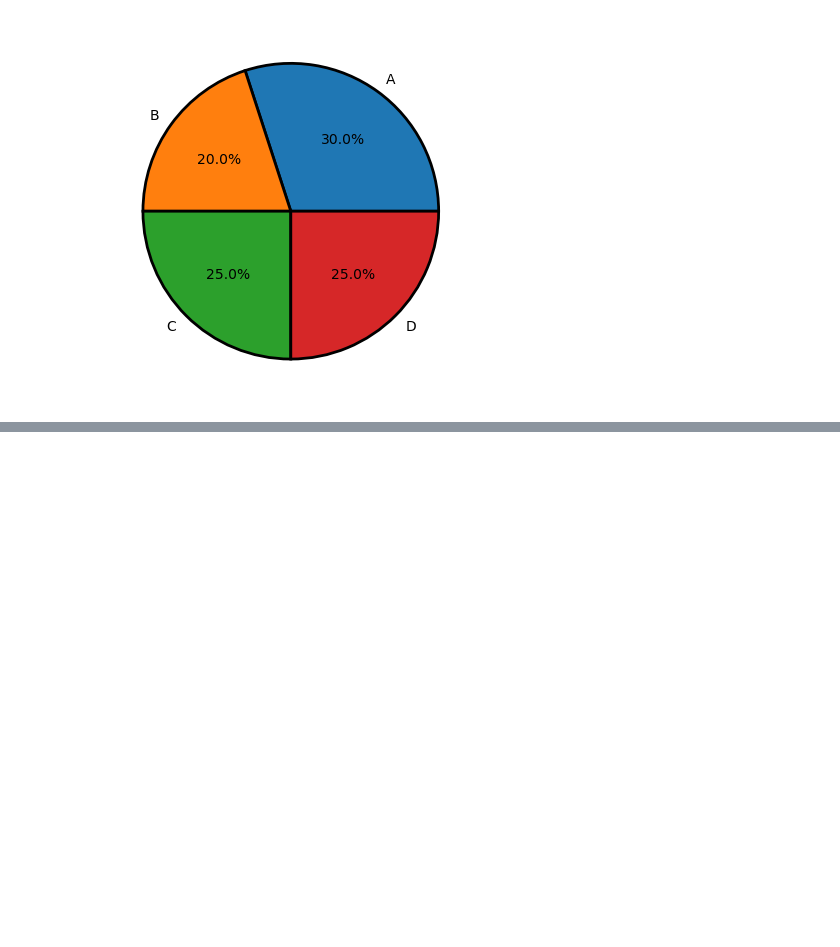
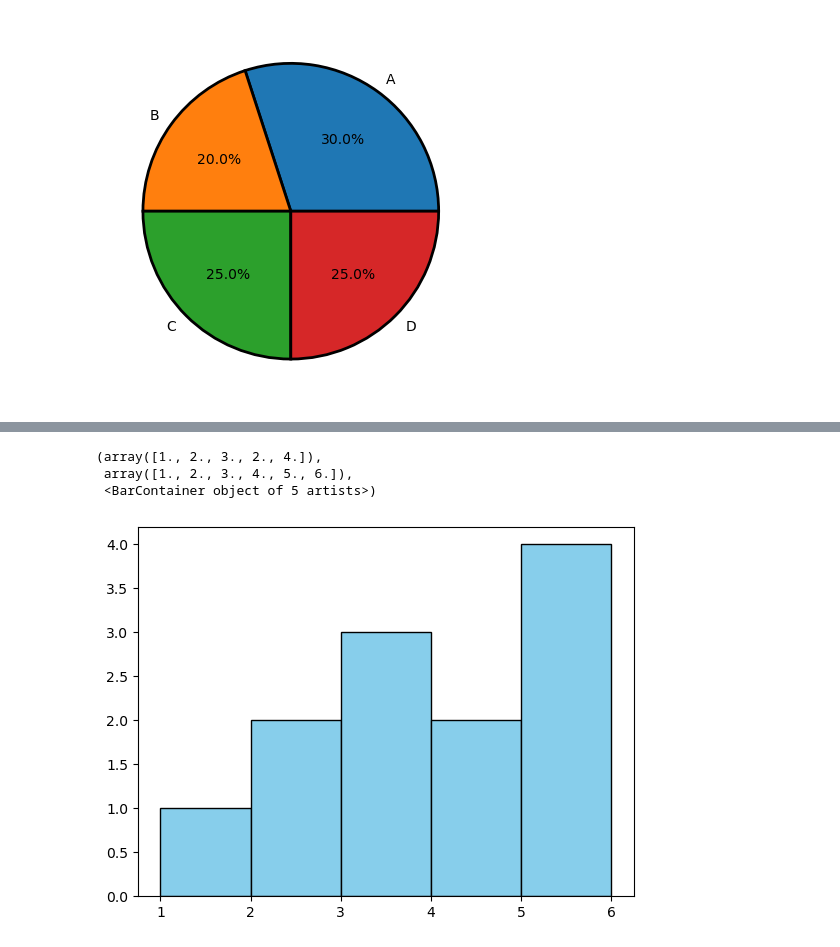
Before and after one commit to mdreduanulhoque/Learning_AI_ML, a Jupyter notebook: Data_Visualization/matplotlib.ipynb, the cells around one changed output, grey strips where cells are left out. Cells and saved outputs as stored; diff of their text form; code cells hidden in the pictures; blank space fills up the shorter version.

```diff
--- a/Data_Visualization/matplotlib.ipynb
+++ b/Data_Visualization/matplotlib.ipynb
@@ -221,0 +236,7 @@ wedgeprops={'edgecolor': 'black', 'linewidth': 2})
+# %%
+plt.hist(data, bins=[1, 2, 3, 4, 5, 6], color='skyblue', edgecolor='black') # sequence
+# %% [output]
+(array([1., 2., 3., 2., 4.]),
+ array([1., 2., 3., 4., 5., 6.]),
+ <BarContainer object of 5 artists>)
+[figure, added]
```
Also changed, not shown: parts of 5 cells of this notebook.
